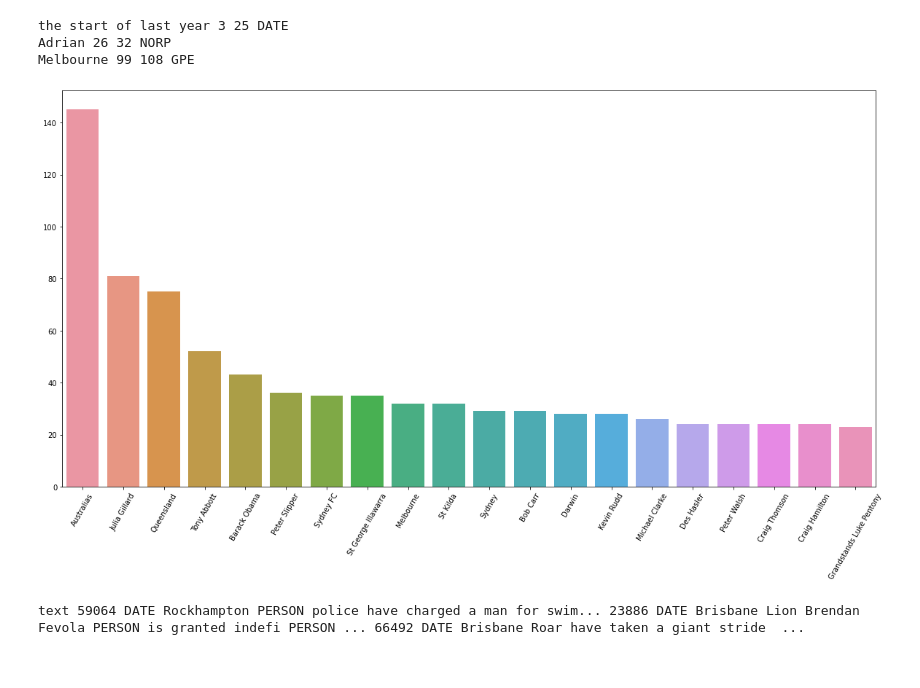
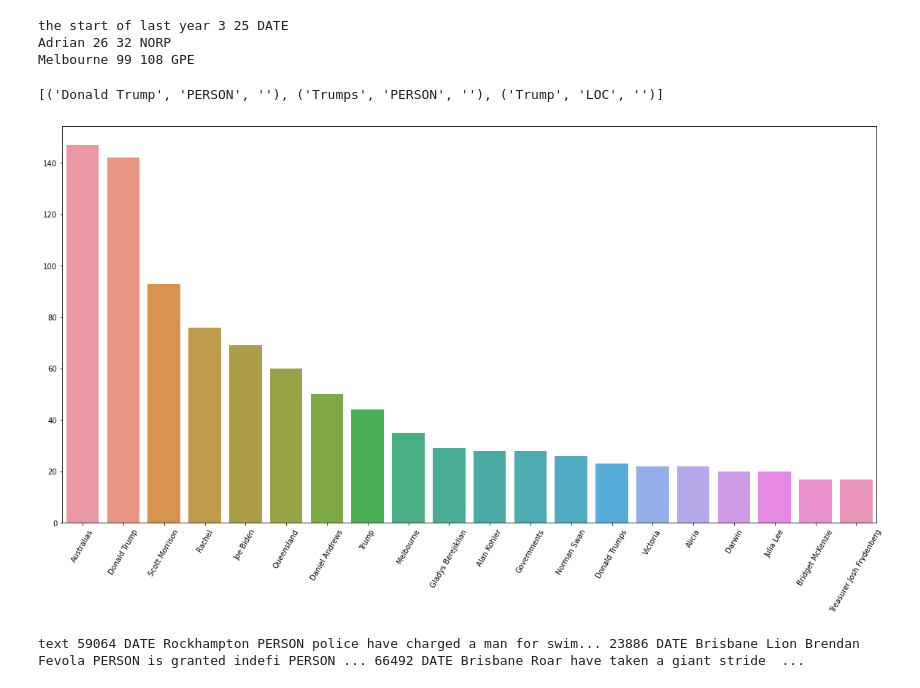
Before and after one commit to ChrisFJardine/Masterclass, a Jupyter notebook: CJardineAssignment3__NER.ipynb, the cells around one changed output. Saved outputs shown, nothing was run; the diff lists cells and outputs as text; code cells hidden in the pictures.

```diff
--- a/CJardineAssignment3__NER.ipynb
+++ b/CJardineAssignment3__NER.ipynb
@@ -118,4 +118,4 @@ listwords2019 = ' '.join([x for x in df2019.text]).split()
 df2020 = df[( df['date'] > pd.Timestamp(2020,1,1))  &  (df['date'] < pd.Timestamp(2021,1,1)) ]
 listwords2020 = ' '.join([x for x in df2020.text]).split()
 # %%
-stop_names = ['Michael Mccarthy','Kyle Rodda','Peter Newlinds','Marcus Padley','Laura Tingle','Kerry Lonergan','Leigh Sales','John Barron','Mark Humphries','Shannon Byrne','Grandstands Alister Nicholson', 'Richard Svenson','Zane Bojack','Lateline','Grandstands Dan Lonergan','Laurie Spina','Steve Mascord','Grandstands Craig Hamilton','Adam White']
+ABC_staff = ['Grandstands Luke Pentony','Laura Tingle','Kerry Lonergan','Leigh Sales','John Barron','Mark Humphries','Shannon Byrne','Grandstands Alister Nicholson', 'Richard Svenson','Zane Bojack','Lateline','Grandstands Dan Lonergan','Laurie Spina','Steve Mascord','Grandstands Craig Hamilton','Adam White']
@@ -128,0 +122,6 @@ ent__DonaldTrumps = ['Donald Trumps',' PERSON','dt1']
+# %%
+doc = nlp("Donald Trump ate Trumps breakfast while people threw shoes at Trump")
+ents = [(e.text, e.label_, e.kb_id_) for e in doc.ents]
+print(ents)
+# %% [output]
+[('Donald Trump', 'PERSON', ''), ('Trumps', 'PERSON', ''), ('Trump', 'LOC', '')]
@@ -129,7 +135,7 @@ ent__DonaldTrumps = ['Donald Trumps',' PERSON','dt1']
 # %%
-plot_entities(extract_named_enities(df2019, stop_names))
+plot_entities(extract_named_enities(df2020, stop_names))
 # %% [output]
-[figure, old version]
+[figure, new version]
 # %%
 def extract_named_enities(df, stopnames = []):
   list_ents = []
```
Also changed, not shown: parts of 5 cells of this notebook.
